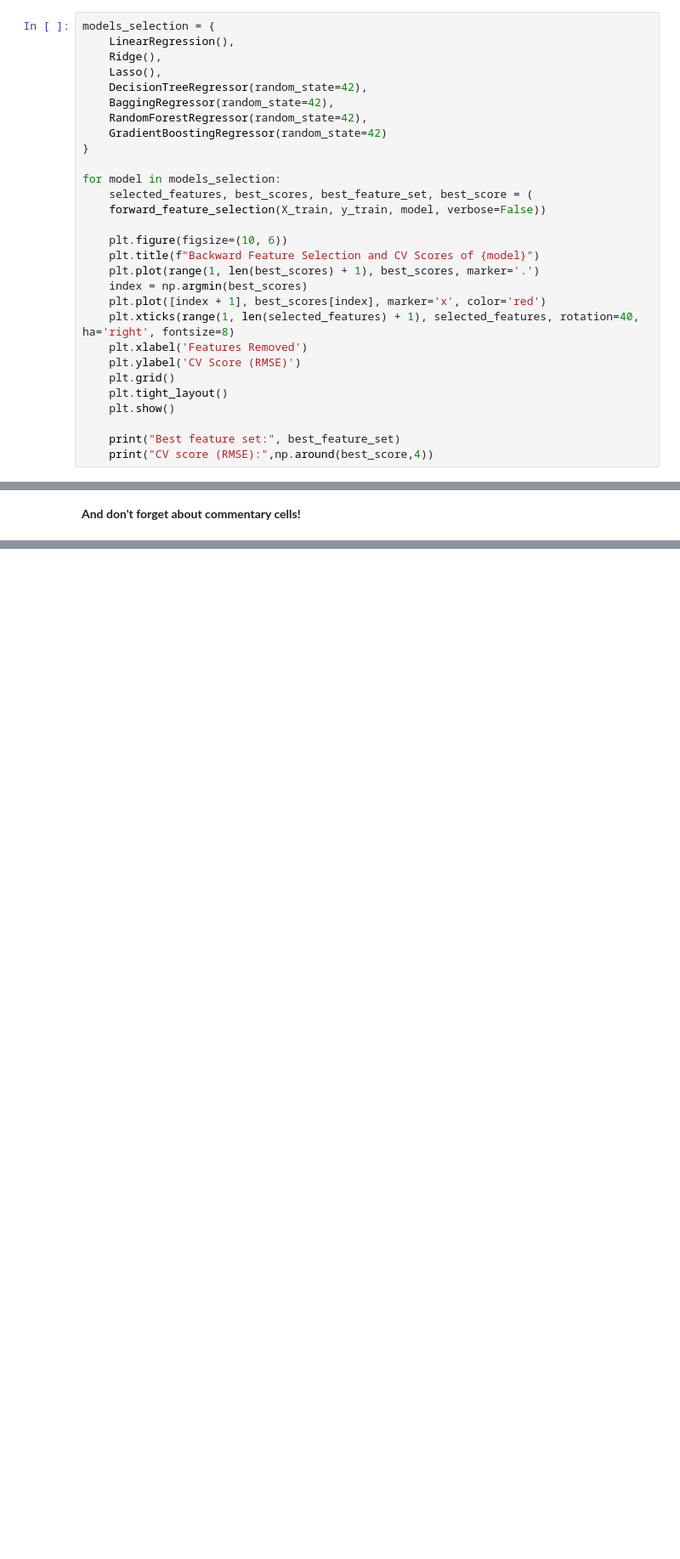
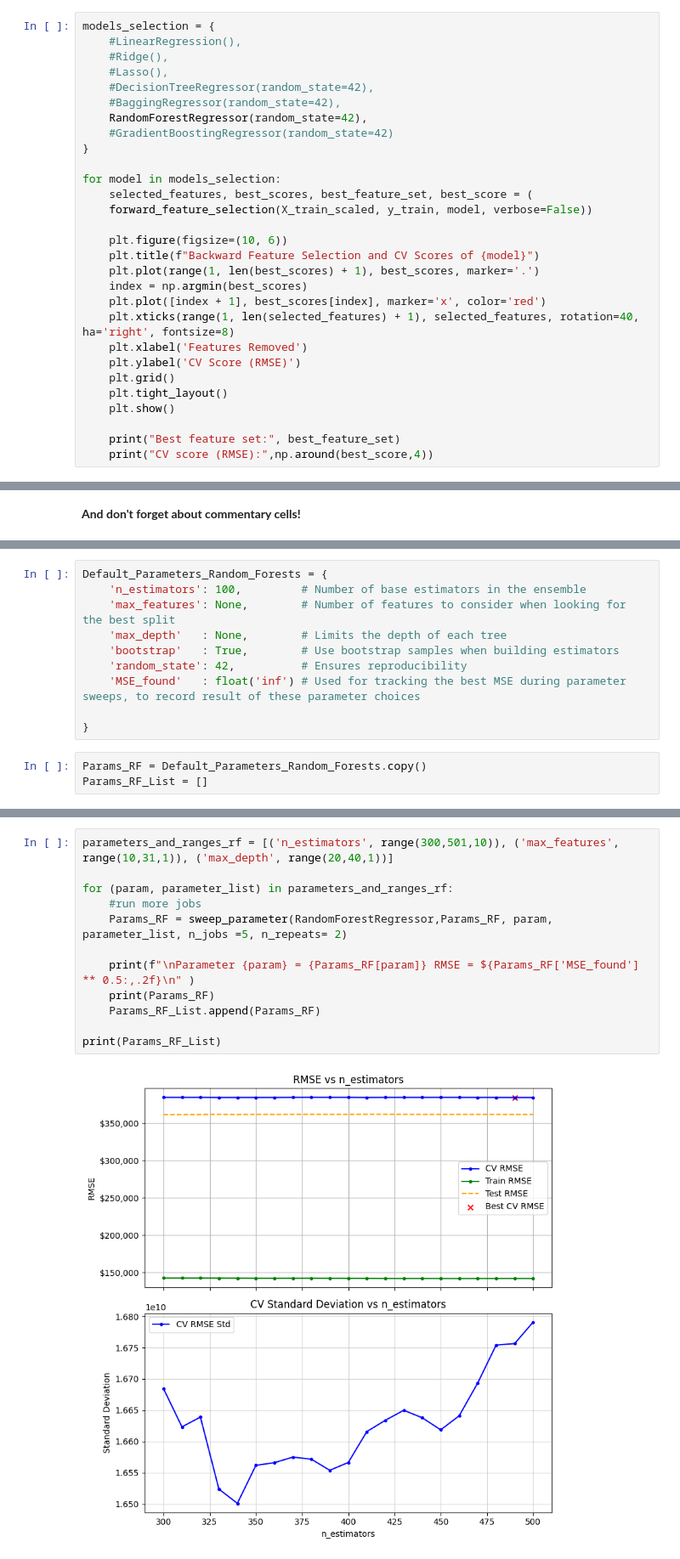
Before and after one commit to DaeheeCodes/BU-DX603, a Jupyter notebook: Final_Project_Report.ipynb, the cells around one changed output, grey strips where cells are left out. Shown at 85% size. Drawn from its saved outputs; the diff is of its cells as text; blank space fills up the shorter version.

```diff
--- a/Final_Project_Report.ipynb
+++ b/Final_Project_Report.ipynb
@@ -304,18 +320,18 @@ def forward_feature_selection(X, y, model,
     )
 # %%
 models_selection = {
-    LinearRegression(),
-    Ridge(),
-    Lasso(),
-    DecisionTreeRegressor(random_state=42),
-    BaggingRegressor(random_state=42),
+    #LinearRegression(),
+    #Ridge(),
+    #Lasso(),
+    #DecisionTreeRegressor(random_state=42),
+    #BaggingRegressor(random_state=42),
     RandomForestRegressor(random_state=42),
-    GradientBoostingRegressor(random_state=42)
+    #GradientBoostingRegressor(random_state=42)
 }
 
 for model in models_selection:
     selected_features, best_scores, best_feature_set, best_score = (
-    forward_feature_selection(X_train, y_train, model, verbose=False))
+    forward_feature_selection(X_train_scaled, y_train, model, verbose=False))
 
     plt.figure(figsize=(10, 6))
     plt.title(f"Backward Feature Selection and CV Scores of {model}")
@@ -570,0 +484,13 @@ Fitting 15 folds for each of 20 candidates, totalling 300 fits
+# %%
+Default_Parameters_Random_Forests = {
+    'n_estimators': 100,         # Number of base estimators in the ensemble
+    'max_features': None,        # Number of features to consider when looking for the best split
+    'max_depth'   : None,        # Limits the depth of each tree
+    'bootstrap'   : True,        # Use bootstrap samples when building estimators
+    'random_state': 42,          # Ensures reproducibility
+    'MSE_found'   : float('inf') # Used for tracking the best MSE during parameter sweeps, to record result of these parameter choices
+
+}
+# %%
+Params_RF = Default_Parameters_Random_Forests.copy()
+Params_RF_List = []
@@ -570,0 +520,14 @@ Fitting 15 folds for each of 20 candidates, totalling 300 fits
+# %%
+parameters_and_ranges_rf = [('n_estimators', range(300,501,10)), ('max_features', range(10,31,1)), ('max_depth', range(20,40,1))]
+
+for (param, parameter_list) in parameters_and_ranges_rf:
+    #run more jobs
+    Params_RF = sweep_parameter(RandomForestRegressor,Params_RF, param, parameter_list, n_jobs =5, n_repeats= 2)
+
+    print(f"\nParameter {param} = {Params_RF[param]} RMSE = ${Params_RF['MSE_found'] ** 0.5:,.2f}\n" )
+    print(Params_RF)
+    Params_RF_List.append(Params_RF)
+
+print(Params_RF_List)
+# %% [output]
+[figure, added]
```
Also changed, not shown: parts of 17 cells of this notebook.
